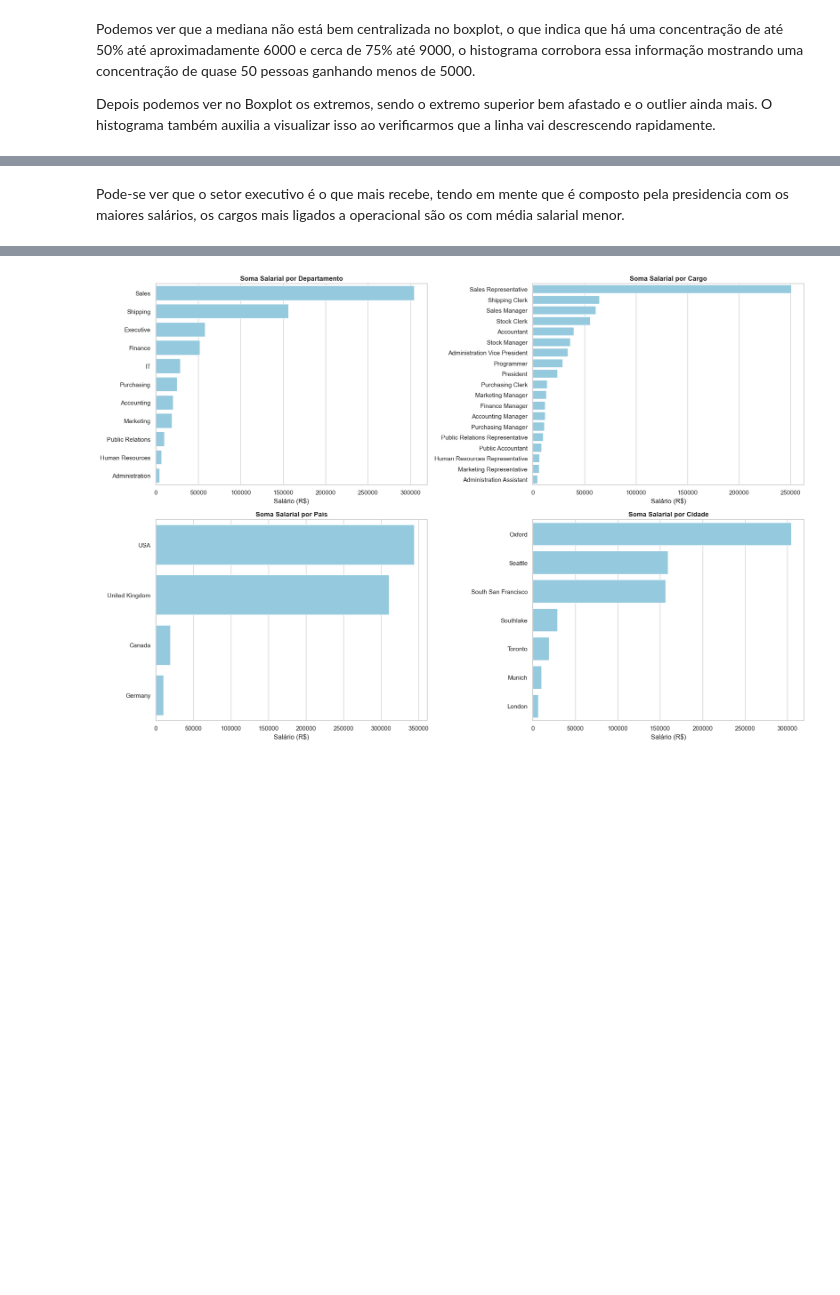
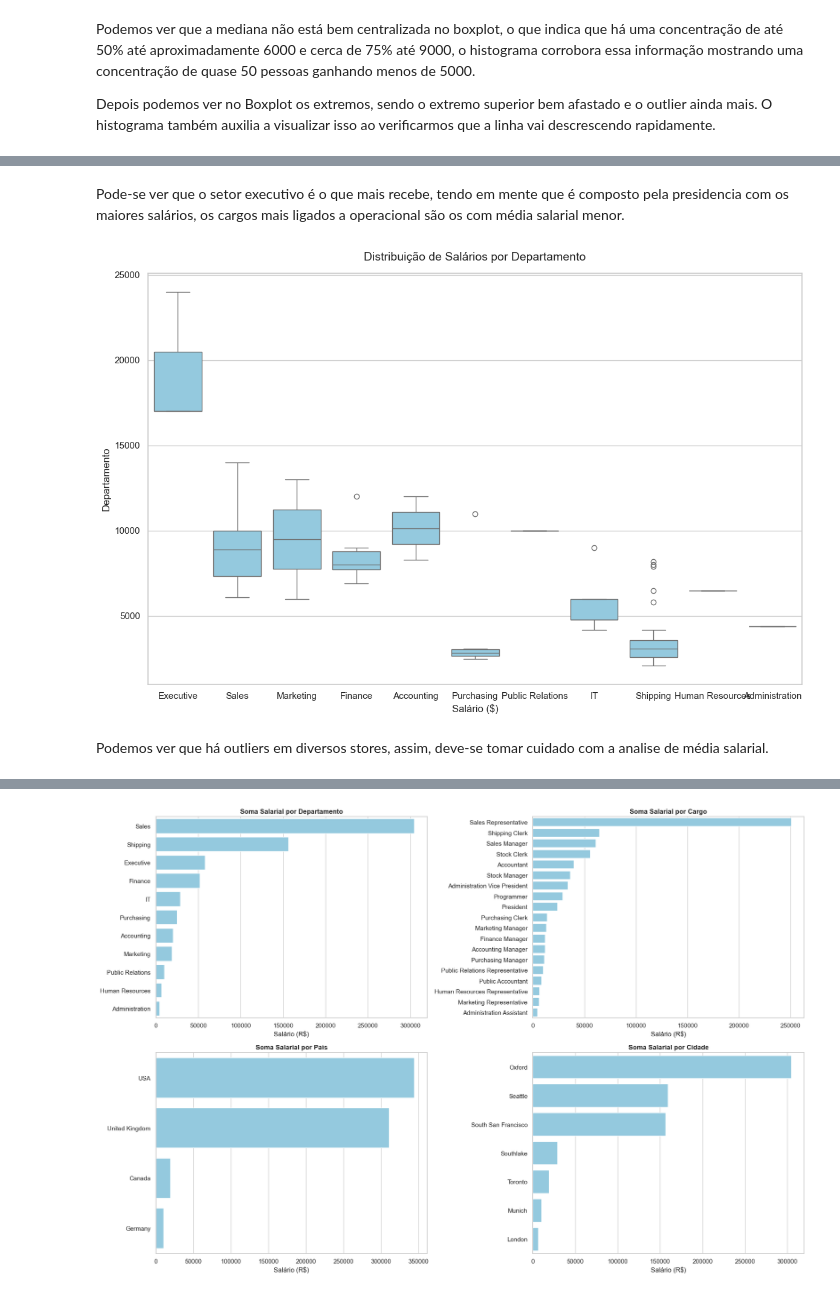
Before and after one commit to VictorHSaints/Projeto-analise-dados-SCTEC, a Jupyter notebook: EDA.ipynb, the cells around one changed output, grey strips where cells are left out. Cells and saved outputs as stored; diff of their text form; code cells hidden in the pictures; blank space fills up the shorter version.

```diff
--- a/EDA.ipynb
+++ b/EDA.ipynb
@@ -363,2 +346,20 @@ plt.show()
+# %% [markdown]
+Pode-se ver que o setor executivo é o que mais recebe, tendo em mente que é composto pela presidencia com os maiores salários, os cargos mais ligados a operacional são os com média salarial menor.
+# %%
+plt.figure(figsize=(12, 8))
+sns.boxplot(
+    data=df_salario_localizacao,
+    x="DEPARTAMENTO",
+    y="SALARIO",
+    color="skyblue"
+
+)
+plt.title("Distribuição de Salários por Departamento", fontsize=14, pad=15)
+plt.xlabel("Salário ($)", fontsize=12)
+plt.ylabel("Departamento", fontsize=12)
+plt.tight_layout()
+plt.show()
+# %% [output]
+[figure, added]
 # %% [markdown]
-Pode-se ver que o setor executivo é o que mais recebe, tendo em mente que é composto pela presidencia com os maiores salários, os cargos mais ligados a operacional são os com média salarial menor.
+Podemos ver que há outliers em diversos stores, assim, deve-se tomar cuidado com a analise de média salarial.
```
Also changed, not shown: parts of 8 cells of this notebook, 1 other file.
